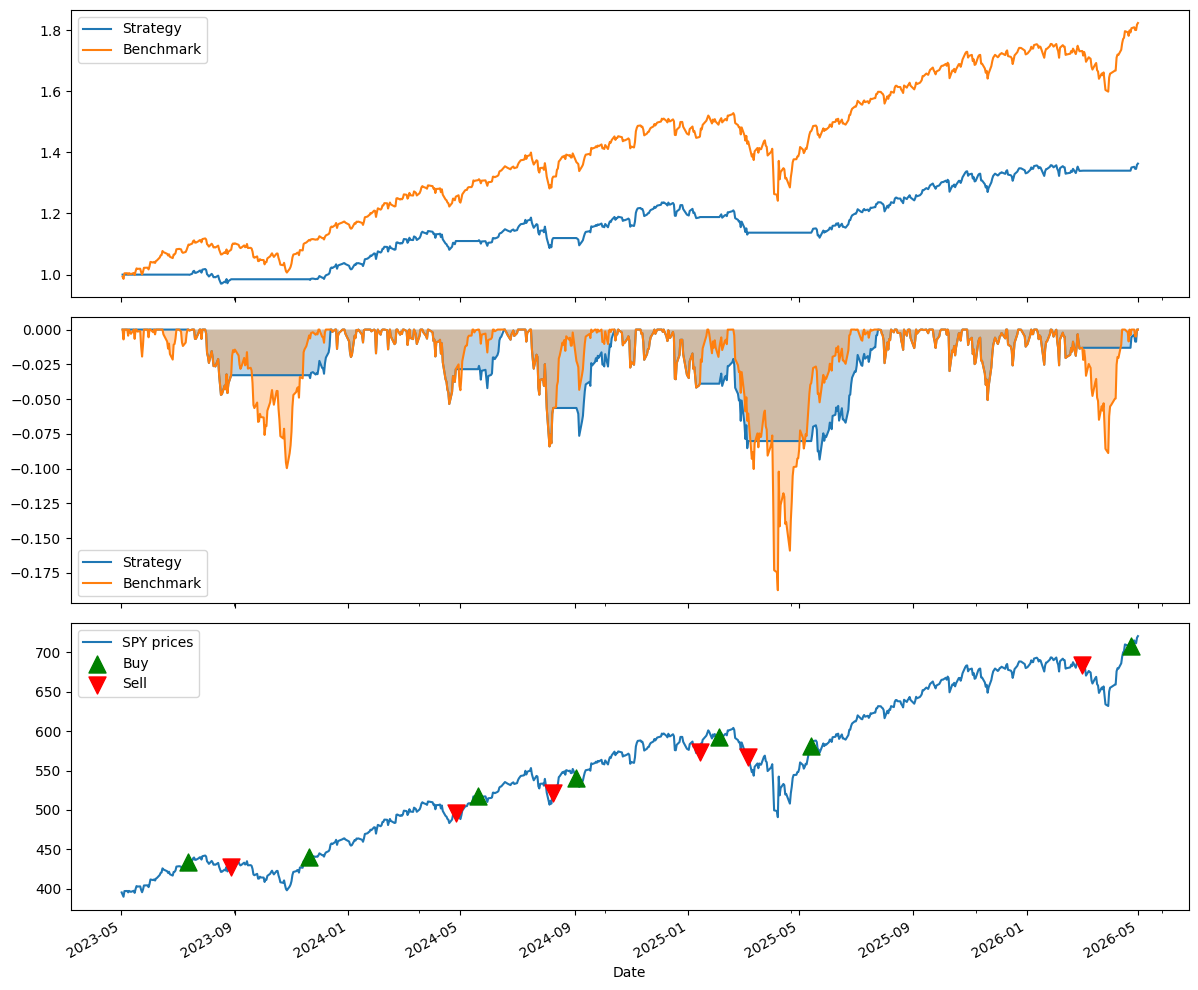
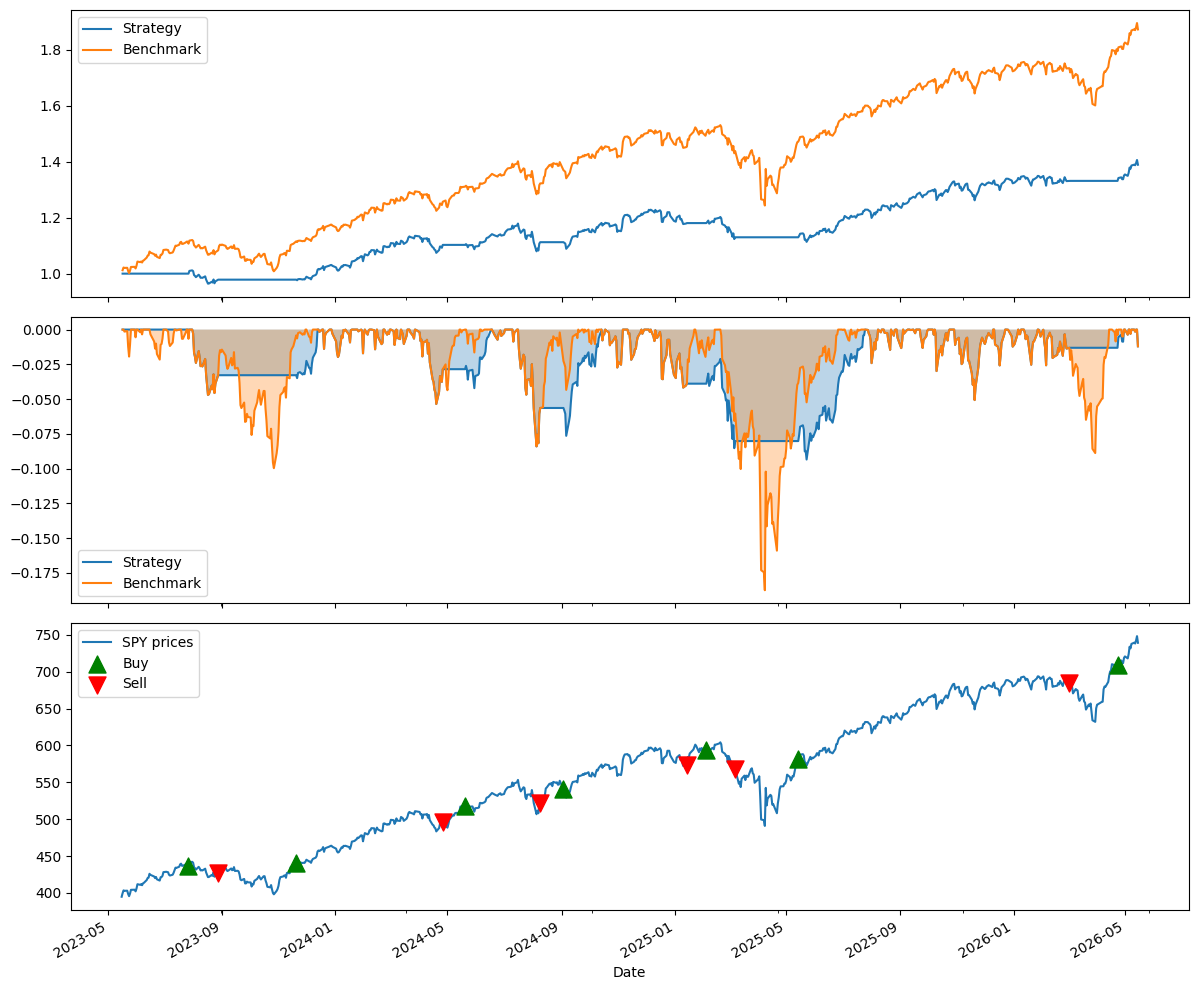
Code edit (unified diff) that turned the first committed figure into the second:
--- before
+++ after
@@ -47,2 +47,3 @@
 
 plt.tight_layout()
+plt.savefig("../results/05_backtesting.png", dpi=150)

Commit: docs: improved the 05_backtesting.ipynb with explaination and observations.